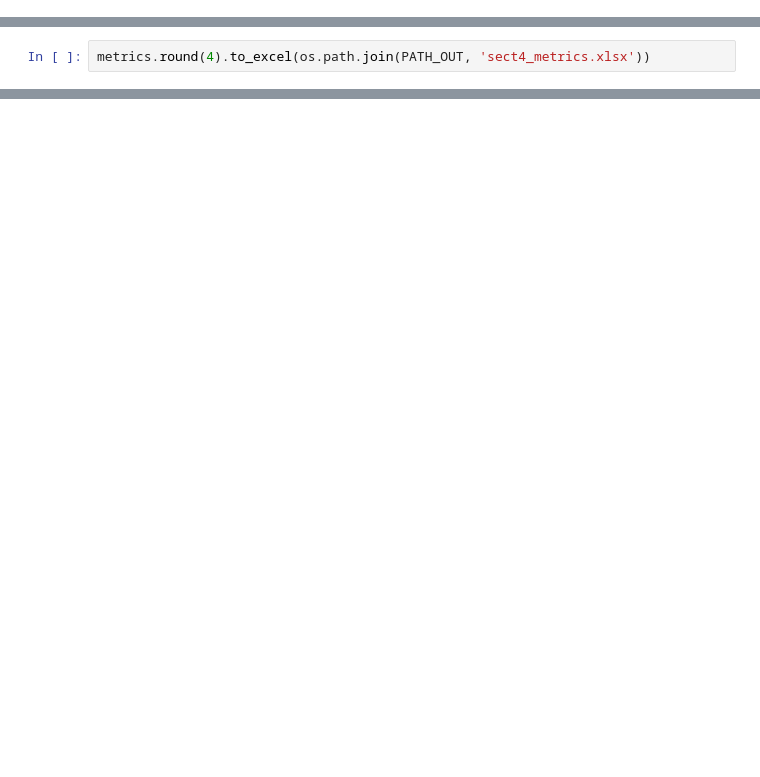
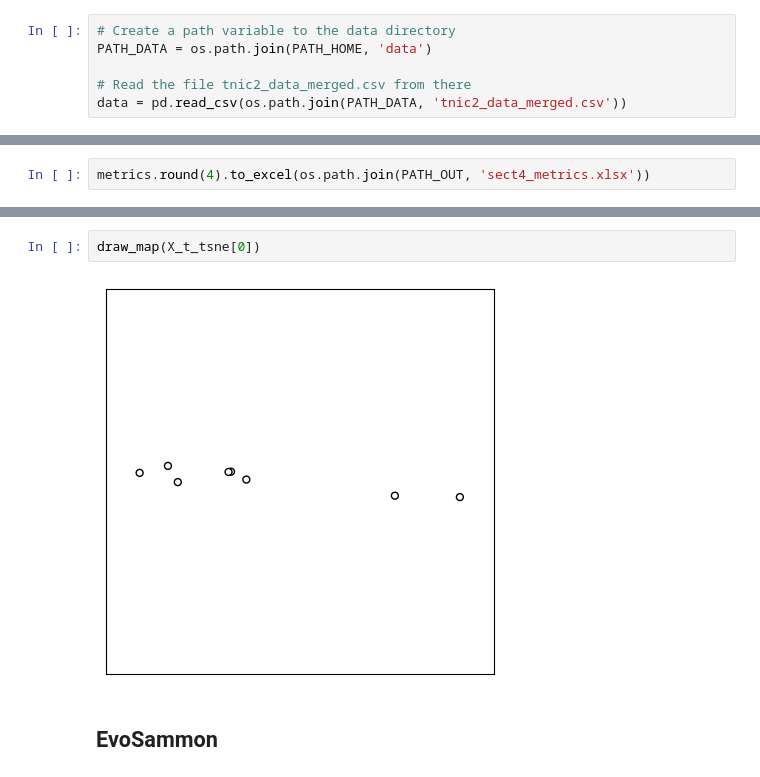
Before and after one commit to mpmatthe/evomap-JSS, a Jupyter notebook: src/evomap-demo.ipynb, the cells around one changed output, grey strips where cells are left out. Cells and saved outputs as stored; diff of their text form; blank space fills up the shorter version.

```diff
--- a/src/evomap-demo.ipynb
+++ b/src/evomap-demo.ipynb
@@ -123,0 +31,6 @@ For the dynamic example, we load another sample from the TNIC dataset that inclu
+# %%
+# Create a path variable to the data directory
+PATH_DATA = os.path.join(PATH_HOME, 'data')
+
+# Read the file tnic2_data_merged.csv from there
+data = pd.read_csv(os.path.join(PATH_DATA, 'tnic2_data_merged.csv'))
@@ -1631,0 +686,6 @@ def draw_trajectories(Y_ts, labels, selected_labels = None, title = None,
+# %%
+draw_map(X_t_tsne[0])
+# %% [output]
+[figure, added]
+# %% [markdown]
+## EvoSammon
```
Also changed, not shown: parts of 138 cells of this notebook, 11 other files.
